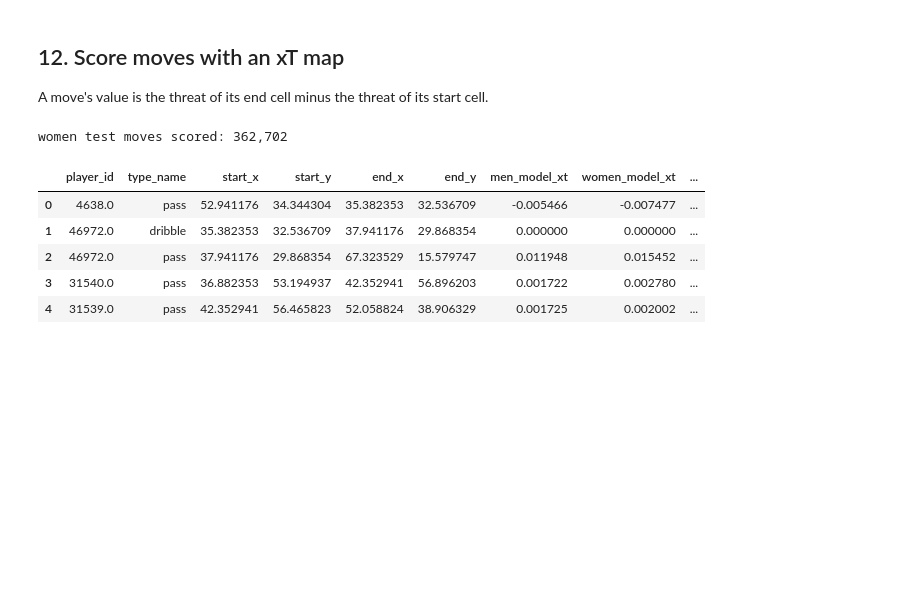
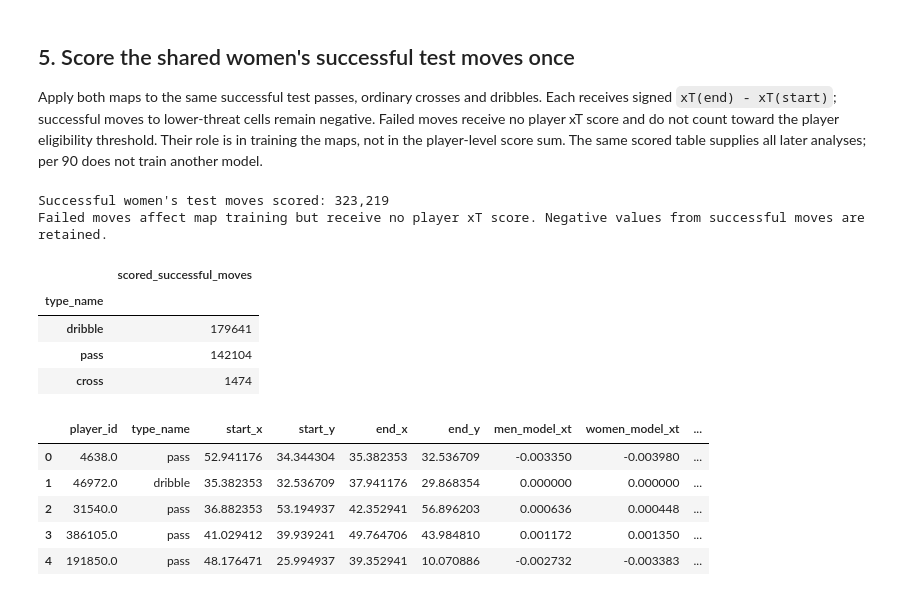
Before and after one commit to VictorYu379/womens-football-metrics-analysis, a Jupyter notebook: enriched_xt_features_competition_events.ipynb, the cells around one changed output. Cells and saved outputs as stored; diff of their text form; code cells hidden in the pictures; blank space fills up the shorter version.

```diff
--- a/enriched_xt_features_competition_events.ipynb
+++ b/enriched_xt_features_competition_events.ipynb
@@ -534,8 +651,7 @@ Intuitively:
 # %%
-def train_xt_map(actions, rows=GRID_ROWS, cols=GRID_COLS, n_iterations=XT_ITERATIONS):
-    '''Train one xT map from SPADL actions.'''
-    xt_counts = build_xt_counts(actions, rows=rows, cols=cols)
-    xt_probabilities = counts_to_xt_probabilities(xt_counts)
+def train_xt_map(xt_counts, xt_probabilities, n_iterations=XT_ITERATIONS):
+    """Train one xT map from the already-computed counts and probabilities."""
+    rows, cols = xt_counts["shot_counts"].shape
 
     shot_probability = xt_probabilities["shot_probability"]
     move_probability = xt_probabilities["move_probability"]
@@ -566,3 +682,14 @@ def train_xt_map(actions, rows=GRID_ROWS, cols=GRID_COLS, n_iterations=XT_ITERAT
         "iteration_changes": iteration_changes,
     }
     return xt_map, details
+
+print("training men xT map...")
+men_xt_map, men_xt_details = train_xt_map(men_train_counts, men_train_probabilities)
+
+print("training women xT map...")
+women_xt_map, women_xt_details = train_xt_map(women_train_counts, women_train_probabilities)
+
+print("men xT range:", men_xt_map.min(), men_xt_map.max())
+print("women xT range:", women_xt_map.min(), women_xt_map.max())
+print("last iteration change | men:", men_xt_details["iteration_changes"][-1])
+print("last iteration change | women:", women_xt_details["iteration_changes"][-1])
@@ -578,11 +702,0 @@ Then use both maps to score the same women's test moves.
-# %%
-print("training men xT map...")
-men_xt_map, men_xt_details = train_xt_map(men_actions)
-
-print("training women xT map...")
-women_xt_map, women_xt_details = train_xt_map(women_train_actions)
-
-print("men xT range:", men_xt_map.min(), men_xt_map.max())
-print("women xT range:", women_xt_map.min(), women_xt_map.max())
-print("last iteration change | men:", men_xt_details["iteration_changes"][-1])
-print("last iteration change | women:", women_xt_details["iteration_changes"][-1])
@@ -596,48 +775,61 @@ last iteration change | women: 0.00255831609378894
 # %% [markdown]
-## 12. Score moves with an xT map
+## 5. Score the shared women's successful test moves once
 
-A move's value is the threat of its end cell minus the threat of its start cell.
+Apply both maps to the same successful test passes, ordinary crosses and dribbles. Each
+receives signed `xT(end) - xT(start)`; successful moves to lower-threat cells remain negative.
+Failed moves receive no player xT score and do not count toward the player eligibility
+threshold. Their role is in training the maps, not in the player-level score sum.
+The same scored table supplies all later analyses; per 90 does not train another model.
 # %%
 def compute_move_values(prepared_moves, xt_map):
     '''Compute xT(end) - xT(start) for already-prepared move actions.'''
     start_values = xt_map[
         prepared_moves["start_cell_row"].to_numpy(),
         prepared_moves["start_cell_col"].to_numpy(),
     ]
     end_values = xt_map[
         prepared_moves["end_cell_row"].to_numpy(),
         prepared_moves["end_cell_col"].to_numpy(),
     ]
     return end_values - start_values
 
 
 def score_test_moves_with_both_maps(test_actions, men_xt_map, women_xt_map):
-    '''Score the same test moves with the men-trained and women-trained xT maps.'''
-    test_moves = prepare_move_actions(test_actions).reset_index(drop=True)
+    """Score only successful test passes/dribbles/crosses with both learned maps."""
+    test_move_attempts = prepare_move_actions(test_actions)
+    test_moves = prepare_successful_move_actions(test_move_attempts).reset_index(drop=True)
 
     scored_moves = test_moves.copy()
     scored_moves["men_model_xt"] = compute_move_values(test_moves, men_xt_map)
     scored_moves["women_model_xt"] = compute_move_values(test_moves, women_xt_map)
     scored_moves["men_minus_women_xt"] = (
         scored_moves["men_model_xt"] - scored_moves["women_model_xt"]
     )
     return scored_moves
 
 
 xt_scored_test_moves = score_test_moves_with_both_maps(
     women_test_actions,
     men_xt_map,
     women_xt_map,
 )
 
-print("women test moves scored:", f"{len(xt_scored_test_moves):,}")
+print("Successful women's test moves scored:", f"{len(xt_scored_test_moves):,}")
+print("Failed moves affect map training but receive no player xT score. Negative values from successful moves are retained.")
+display(xt_scored_test_moves["type_name"].value_counts().rename("scored_successful_moves").to_frame())
 xt_scored_test_moves[["player_id", "type_name", "start_x", "start_y", "end_x", "end_y", "men_model_xt", "women_model_xt", "men_minus_women_xt"]].head()
 # %% [output]
-women test moves scored: 362,702
+Successful women's test moves scored: 323,219
+Failed moves affect map training but receive no player xT score. Negative values from successful moves are retained.
-|  | player_id | type_name | start_x | start_y | end_x | end_y | men_model_xt | women_model_xt | ... |
-| 0 | 4638.0 | pass | 52.941176 | 34.344304 | 35.382353 | 32.536709 | -0.005466 | -0.007477 | ... |
-| 1 | 46972.0 | dribble | 35.382353 | 32.536709 | 37.941176 | 29.868354 | 0.000000 | 0.000000 | ... |
-| 2 | 46972.0 | pass | 37.941176 | 29.868354 | 67.323529 | 15.579747 | 0.011948 | 0.015452 | ... |
-| 3 | 31540.0 | pass | 36.882353 | 53.194937 | 42.352941 | 56.896203 | 0.001722 | 0.002780 | ... |
-| 4 | 31539.0 | pass | 42.352941 | 56.465823 | 52.058824 | 38.906329 | 0.001725 | 0.002002 | ... |
+|  | scored_successful_moves |
+| type_name |  |
+| dribble | 179641 |
+| pass | 142104 |
+| cross | 1474 |
+|  | player_id | type_name | start_x | start_y | end_x | end_y | men_model_xt | women_model_xt | ... |
+| 0 | 4638.0 | pass | 52.941176 | 34.344304 | 35.382353 | 32.536709 | -0.003350 | -0.003980 | ... |
+| 1 | 46972.0 | dribble | 35.382353 | 32.536709 | 37.941176 | 29.868354 | 0.000000 | 0.000000 | ... |
+| 2 | 31540.0 | pass | 36.882353 | 53.194937 | 42.352941 | 56.896203 | 0.000636 | 0.000448 | ... |
+| 3 | 386105.0 | pass | 41.029412 | 39.939241 | 49.764706 | 43.984810 | 0.001172 | 0.001350 | ... |
+| 4 | 191850.0 | pass | 48.176471 | 25.994937 | 39.352941 | 10.070886 | -0.002732 | -0.003383 | ... |
 # %% [markdown]
```
Also changed, not shown: parts of 55 cells of this notebook, 1 other file.
